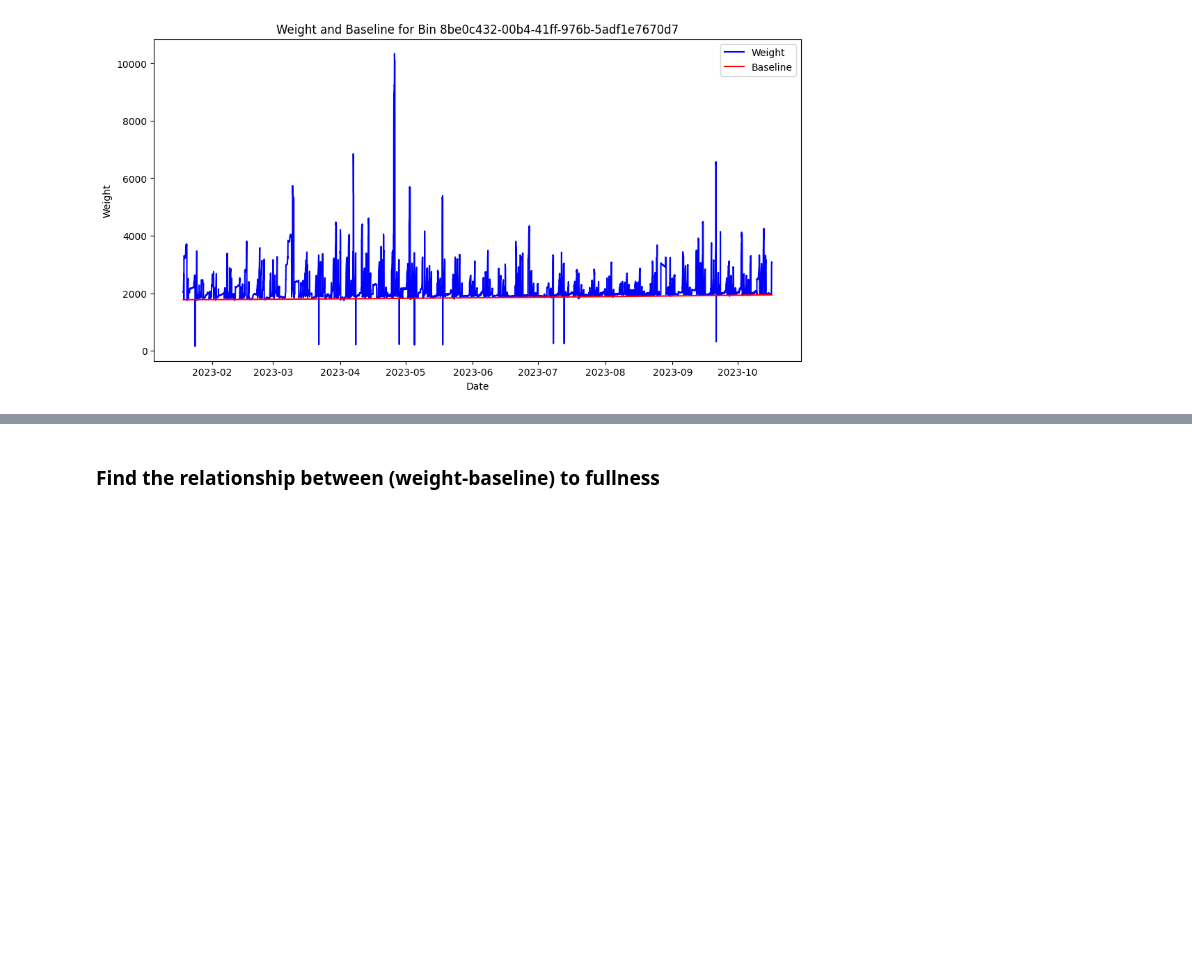
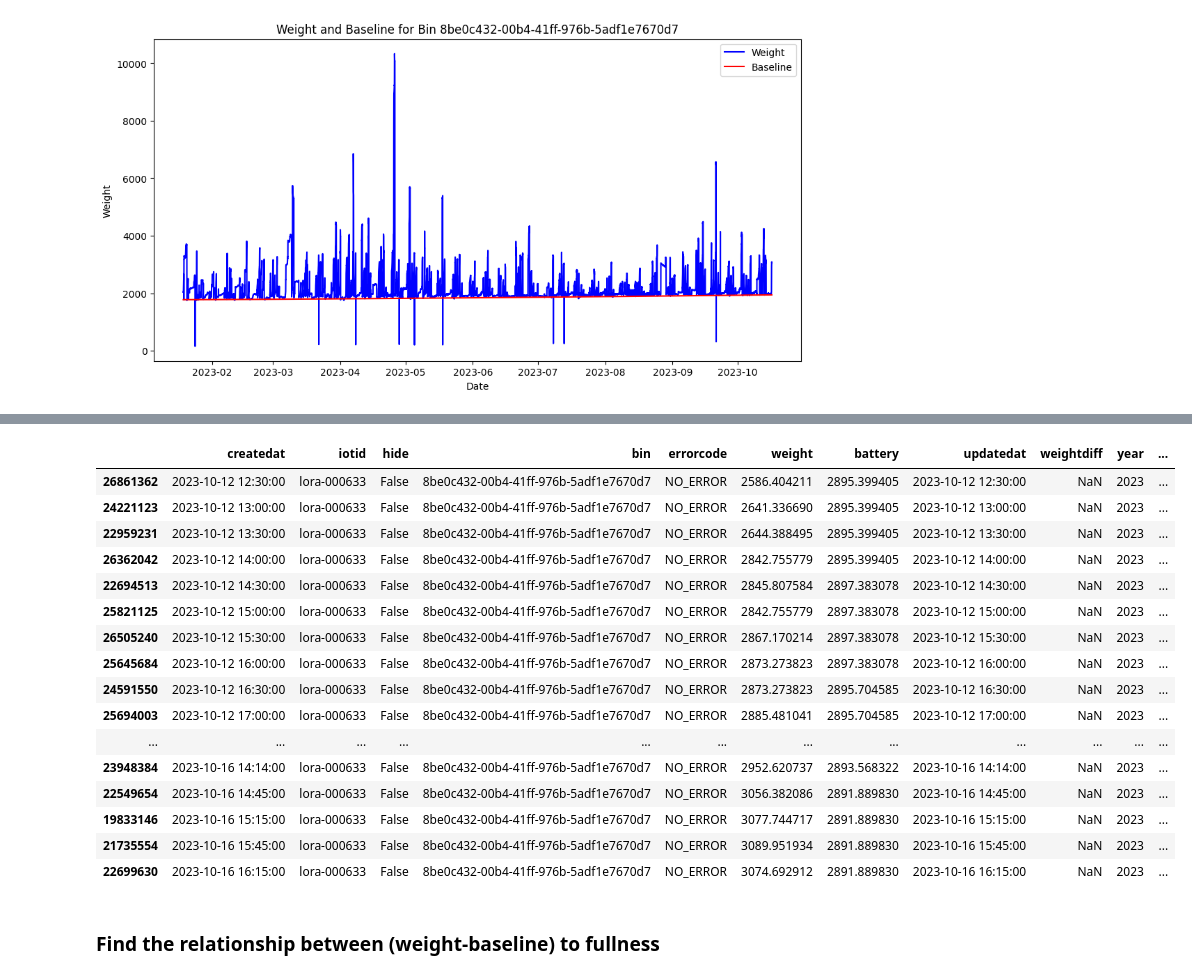
Before and after one commit to BU-Spark/ds-spare-it-scale-calib, a Jupyter notebook: fa23-team/eda.ipynb, the cells around one changed output, grey strips where cells are left out. Drawn from its saved outputs; the diff is of its cells as text; code cells hidden in the pictures; blank space fills up the shorter version.

```diff
--- a/fa23-team/eda.ipynb
+++ b/fa23-team/eda.ipynb
@@ -616,3 +676,24 @@ else:
+# %%
+pd.set_option('display.max_rows', None)
+scale_records_clean[scale_records_clean['bin']=='8be0c432-00b4-41ff-976b-5adf1e7670d7'].tail(200)
+# %% [output]
+|  | createdat | iotid | hide | bin | errorcode | weight | battery | updatedat | weightdiff | year | ... |
+| 26861362 | 2023-10-12 12:30:00 | lora-000633 | False | 8be0c432-00b4-41ff-976b-5adf1e7670d7 | NO_ERROR | 2586.404211 | 2895.399405 | 2023-10-12 12:30:00 | NaN | 2023 | ... |
+| 24221123 | 2023-10-12 13:00:00 | lora-000633 | False | 8be0c432-00b4-41ff-976b-5adf1e7670d7 | NO_ERROR | 2641.336690 | 2895.399405 | 2023-10-12 13:00:00 | NaN | 2023 | ... |
+| 22959231 | 2023-10-12 13:30:00 | lora-000633 | False | 8be0c432-00b4-41ff-976b-5adf1e7670d7 | NO_ERROR | 2644.388495 | 2895.399405 | 2023-10-12 13:30:00 | NaN | 2023 | ... |
+| 26362042 | 2023-10-12 14:00:00 | lora-000633 | False | 8be0c432-00b4-41ff-976b-5adf1e7670d7 | NO_ERROR | 2842.755779 | 2895.399405 | 2023-10-12 14:00:00 | NaN | 2023 | ... |
+| 22694513 | 2023-10-12 14:30:00 | lora-000633 | False | 8be0c432-00b4-41ff-976b-5adf1e7670d7 | NO_ERROR | 2845.807584 | 2897.383078 | 2023-10-12 14:30:00 | NaN | 2023 | ... |
+| 25821125 | 2023-10-12 15:00:00 | lora-000633 | False | 8be0c432-00b4-41ff-976b-5adf1e7670d7 | NO_ERROR | 2842.755779 | 2897.383078 | 2023-10-12 15:00:00 | NaN | 2023 | ... |
+| 26505240 | 2023-10-12 15:30:00 | lora-000633 | False | 8be0c432-00b4-41ff-976b-5adf1e7670d7 | NO_ERROR | 2867.170214 | 2897.383078 | 2023-10-12 15:30:00 | NaN | 2023 | ... |
+| 25645684 | 2023-10-12 16:00:00 | lora-000633 | False | 8be0c432-00b4-41ff-976b-5adf1e7670d7 | NO_ERROR | 2873.273823 | 2897.383078 | 2023-10-12 16:00:00 | NaN | 2023 | ... |
+| 24591550 | 2023-10-12 16:30:00 | lora-000633 | False | 8be0c432-00b4-41ff-976b-5adf1e7670d7 | NO_ERROR | 2873.273823 | 2895.704585 | 2023-10-12 16:30:00 | NaN | 2023 | ... |
+| 25694003 | 2023-10-12 17:00:00 | lora-000633 | False | 8be0c432-00b4-41ff-976b-5adf1e7670d7 | NO_ERROR | 2885.481041 | 2895.704585 | 2023-10-12 17:00:00 | NaN | 2023 | ... |
+| ... | ... | ... | ... | ... | ... | ... | ... | ... | ... | ... | ... |
+| 23948384 | 2023-10-16 14:14:00 | lora-000633 | False | 8be0c432-00b4-41ff-976b-5adf1e7670d7 | NO_ERROR | 2952.620737 | 2893.568322 | 2023-10-16 14:14:00 | NaN | 2023 | ... |
+| 22549654 | 2023-10-16 14:45:00 | lora-000633 | False | 8be0c432-00b4-41ff-976b-5adf1e7670d7 | NO_ERROR | 3056.382086 | 2891.889830 | 2023-10-16 14:45:00 | NaN | 2023 | ... |
+| 19833146 | 2023-10-16 15:15:00 | lora-000633 | False | 8be0c432-00b4-41ff-976b-5adf1e7670d7 | NO_ERROR | 3077.744717 | 2891.889830 | 2023-10-16 15:15:00 | NaN | 2023 | ... |
+| 21735554 | 2023-10-16 15:45:00 | lora-000633 | False | 8be0c432-00b4-41ff-976b-5adf1e7670d7 | NO_ERROR | 3089.951934 | 2891.889830 | 2023-10-16 15:45:00 | NaN | 2023 | ... |
+| 22699630 | 2023-10-16 16:15:00 | lora-000633 | False | 8be0c432-00b4-41ff-976b-5adf1e7670d7 | NO_ERROR | 3074.692912 | 2891.889830 | 2023-10-16 16:15:00 | NaN | 2023 | ... |
 # %% [markdown]
 ### Find the relationship between (weight-baseline) to fullness
 # %%
```
Also changed, not shown: parts of 5 cells of this notebook.
